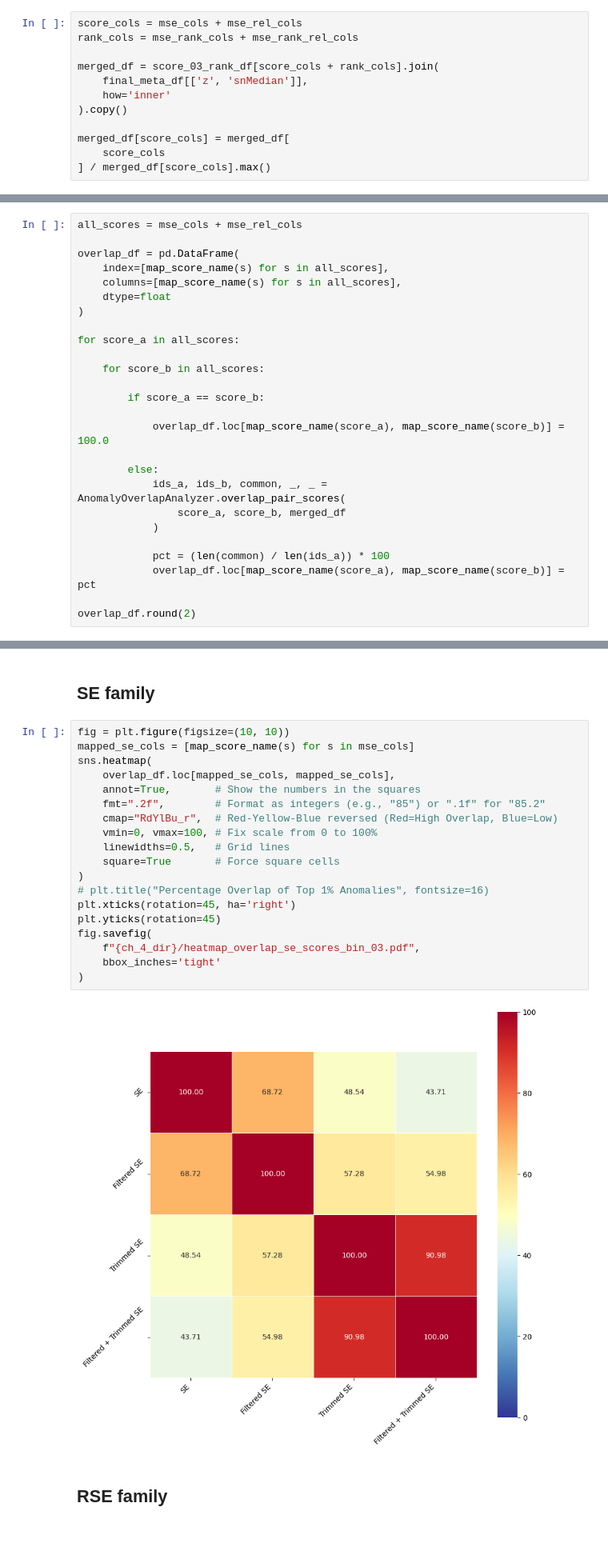
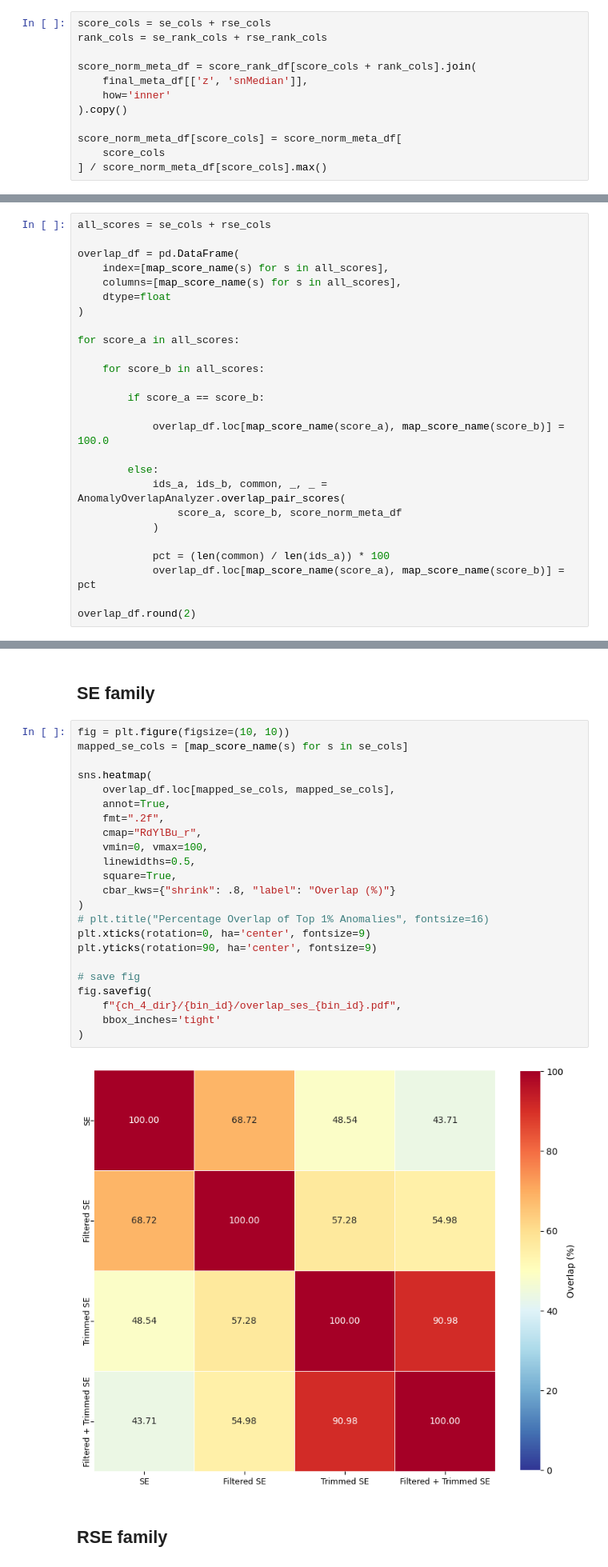
Before and after one commit to ed-ortizm/anomaly, a Jupyter notebook: thesis/bin_03/01_scores_bin3.ipynb, the cells around one changed output, grey strips where cells are left out. Shown at 80% size. Saved outputs shown, nothing was run; the diff lists cells and outputs as text; blank space fills up the shorter version.

```diff
--- a/thesis/bin_03/01_scores_bin3.ipynb
+++ b/thesis/bin_03/01_scores_bin3.ipynb
@@ -1051,17 +1044,17 @@ score_03_rank_df.loc[
 # %% [markdown]
 ## Data prep
 # %%
-score_cols = mse_cols + mse_rel_cols
-rank_cols = mse_rank_cols + mse_rank_rel_cols
+score_cols = se_cols + rse_cols
+rank_cols = se_rank_cols + rse_rank_cols
 
-merged_df = score_03_rank_df[score_cols + rank_cols].join(
+score_norm_meta_df = score_rank_df[score_cols + rank_cols].join(
     final_meta_df[['z', 'snMedian']],
     how='inner'
 ).copy()
 
-merged_df[score_cols] = merged_df[
+score_norm_meta_df[score_cols] = score_norm_meta_df[
     score_cols
-] / merged_df[score_cols].max()
+] / score_norm_meta_df[score_cols].max()
 # %%
 bad_specobjid = 531492683672217600
 broad_specobjid = 1924292192684238848
@@ -1697,7 +1739,7 @@ f"{overlap_pct:.2f}%", len(ids_a), len(common_ids), len(only_in_a), len(only_in_
 # %% [output]
 ('68.72%', 1819, 1250, 569, 569)
 # %%
-all_scores = mse_cols + mse_rel_cols
+all_scores = se_cols + rse_cols
 
 overlap_df = pd.DataFrame(
     index=[map_score_name(s) for s in all_scores],
@@ -1715,7 +1757,7 @@ for score_a in all_scores:
 
         else:
             ids_a, ids_b, common, _, _ = AnomalyOverlapAnalyzer.overlap_pair_scores(
-                score_a, score_b, merged_df
+                score_a, score_b, score_norm_meta_df
             )
 
             pct = (len(common) / len(ids_a)) * 100
@@ -1736,25 +1778,29 @@ overlap_df.round(2)
 ## SE family
 # %%
 fig = plt.figure(figsize=(10, 10))
-mapped_se_cols = [map_score_name(s) for s in mse_cols]
+mapped_se_cols = [map_score_name(s) for s in se_cols]
+
 sns.heatmap(
     overlap_df.loc[mapped_se_cols, mapped_se_cols],
-    annot=True,       # Show the numbers in the squares
-    fmt=".2f",        # Format as integers (e.g., "85") or ".1f" for "85.2"
-    cmap="RdYlBu_r",  # Red-Yellow-Blue reversed (Red=High Overlap, Blue=Low)
-    vmin=0, vmax=100, # Fix scale from 0 to 100%
-    linewidths=0.5,   # Grid lines
-    square=True       # Force square cells
+    annot=True,
+    fmt=".2f",
+    cmap="RdYlBu_r",
+    vmin=0, vmax=100,
+    linewidths=0.5,
+    square=True,
+    cbar_kws={"shrink": .8, "label": "Overlap (%)"}
 )
 # plt.title("Percentage Overlap of Top 1% Anomalies", fontsize=16)
-plt.xticks(rotation=45, ha='right')
-plt.yticks(rotation=45)
+plt.xticks(rotation=0, ha='center', fontsize=9)
+plt.yticks(rotation=90, ha='center', fontsize=9)
+
+# save fig
 fig.savefig(
-    f"{ch_4_dir}/heatmap_overlap_se_scores_bin_03.pdf",
+    f"{ch_4_dir}/{bin_id}/overlap_ses_{bin_id}.pdf",
     bbox_inches='tight'
 )
 # %% [output]
-[figure, old version]
+[figure, new version]
 # %% [markdown]
 ## RSE family
 # %%
```
Also changed, not shown: parts of 71 cells of this notebook, 1 other file.
